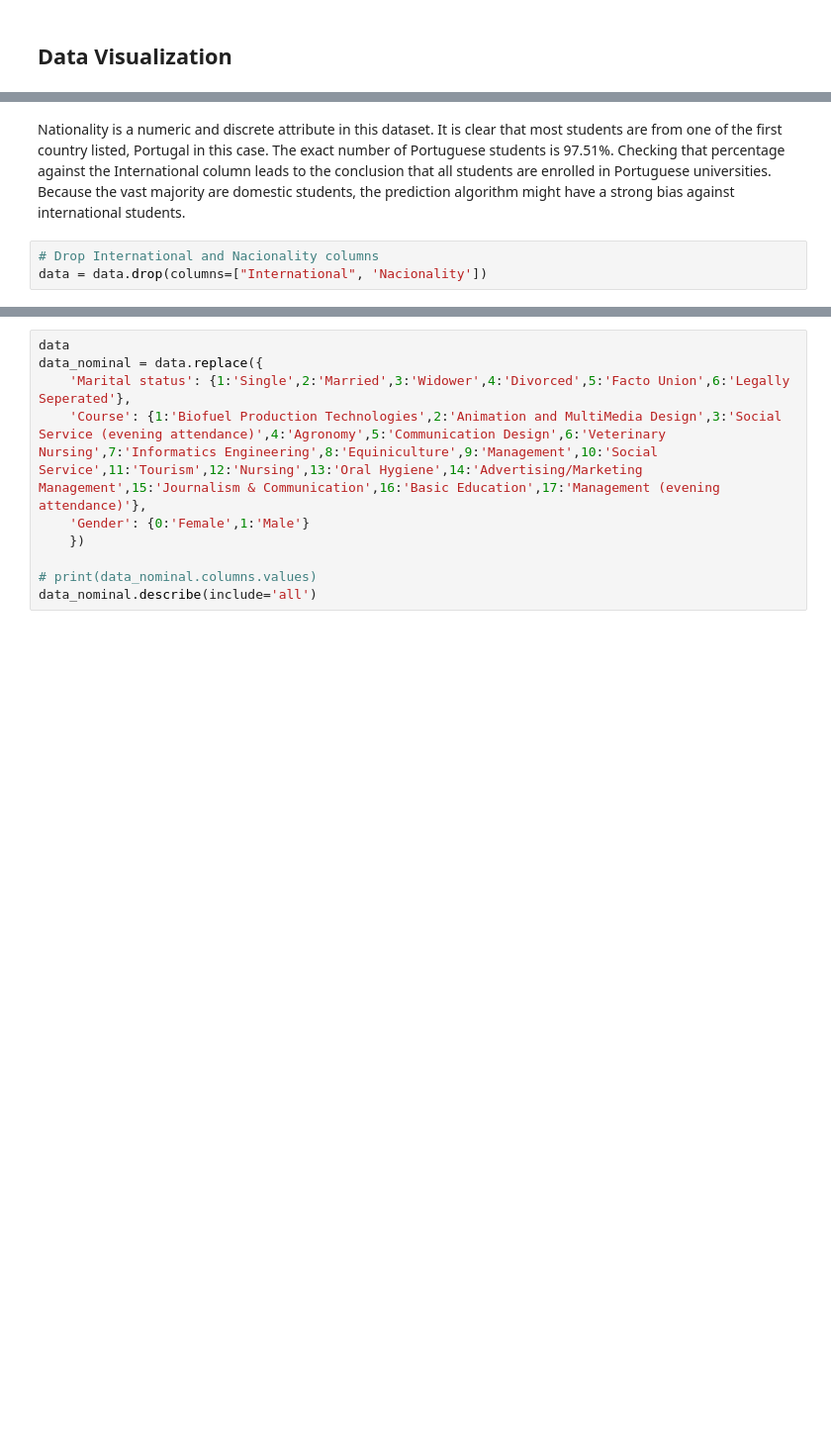
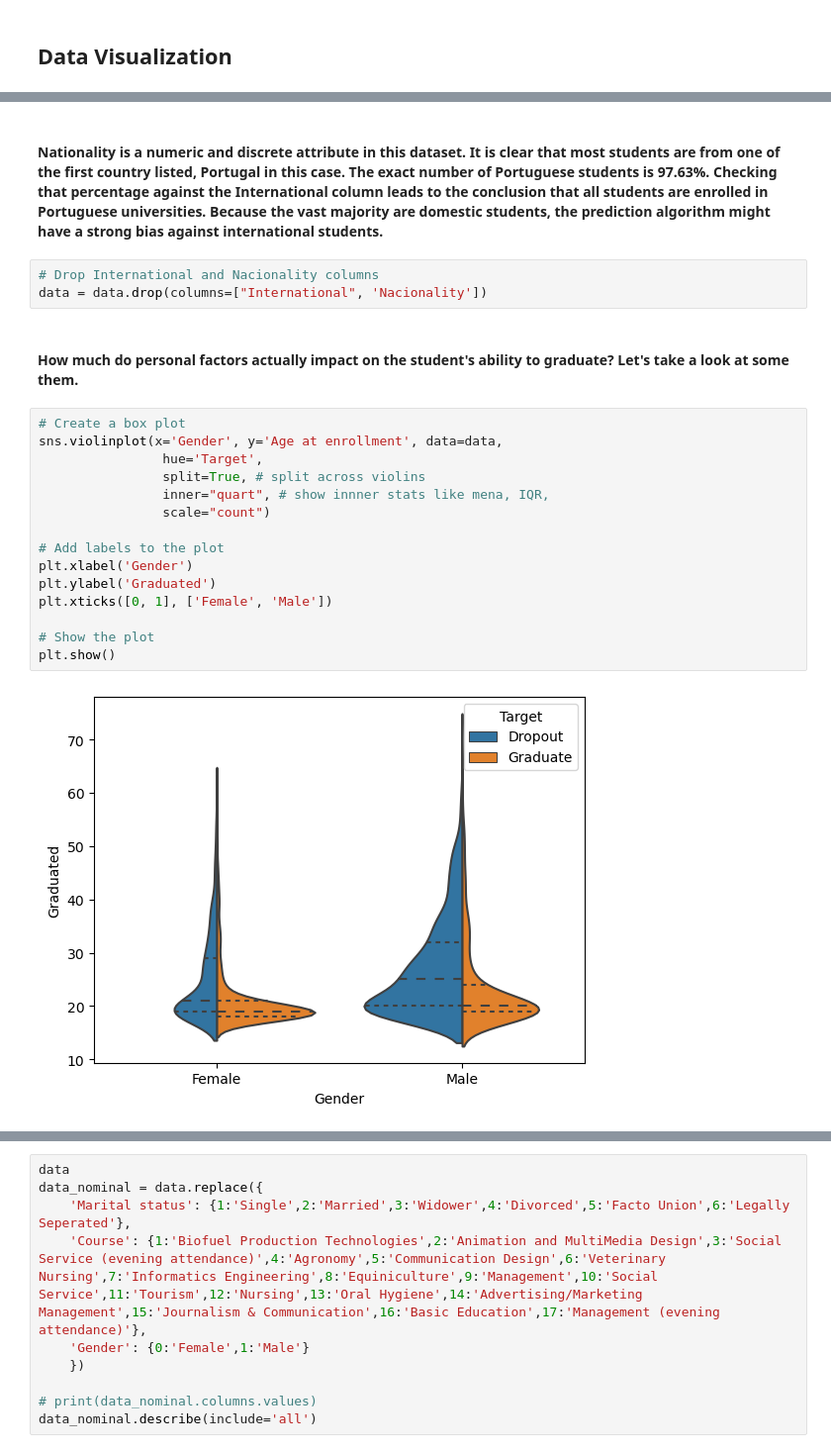
Before and after one commit to drodrigues01/Lab-One-Exploring-Table-Data, a Jupyter notebook: Lab One: Exploring Table Data.ipynb, the cells around one changed output, grey strips where cells are left out. Shown: that part at 99% size. Drawn from its saved outputs; the diff is of its cells as text; blank space fills up the shorter version.

```diff
--- a/Lab One: Exploring Table Data.ipynb
+++ b/Lab One: Exploring Table Data.ipynb
@@ -182,7 +183,26 @@ print("The percentage of domestic students in the International column is {:.2f}
 The percentage of Portuguese in the Nacionality column is 97.63%
 The percentage of domestic students in the International column is 97.63%
 # %% [markdown]
-Nationality is a numeric and discrete attribute in this dataset. It is clear that most students are from one of the first country listed, Portugal in this case. The exact number of Portuguese students is 97.51%. Checking that percentage against the International column leads to the conclusion that all students are enrolled in Portuguese universities. Because the vast majority are domestic students, the prediction algorithm might have a strong bias against international students.
+#### Nationality is a numeric and discrete attribute in this dataset. It is clear that most students are from one of the first country listed, Portugal in this case. The exact number of Portuguese students is 97.63%. Checking that percentage against the International column leads to the conclusion that all students are enrolled in Portuguese universities. Because the vast majority are domestic students, the prediction algorithm might have a strong bias against international students.
 # %%
 # Drop International and Nacionality columns
 data = data.drop(columns=["International", 'Nacionality'])
+# %% [markdown]
+#### How much do personal factors actually impact on the student's ability to graduate? Let's take a look at some them.
+# %%
+# Create a box plot
+sns.violinplot(x='Gender', y='Age at enrollment', data=data,
+                hue='Target',
+                split=True, # split across violins
+                inner="quart", # show innner stats like mena, IQR,
+                scale="count")
+
+# Add labels to the plot
+plt.xlabel('Gender')
+plt.ylabel('Graduated')
+plt.xticks([0, 1], ['Female', 'Male'])
+
+# Show the plot
+plt.show()
+# %% [output]
+[figure, added]
```
Also changed, not shown: parts of 31 cells of this notebook, 1 other file.
